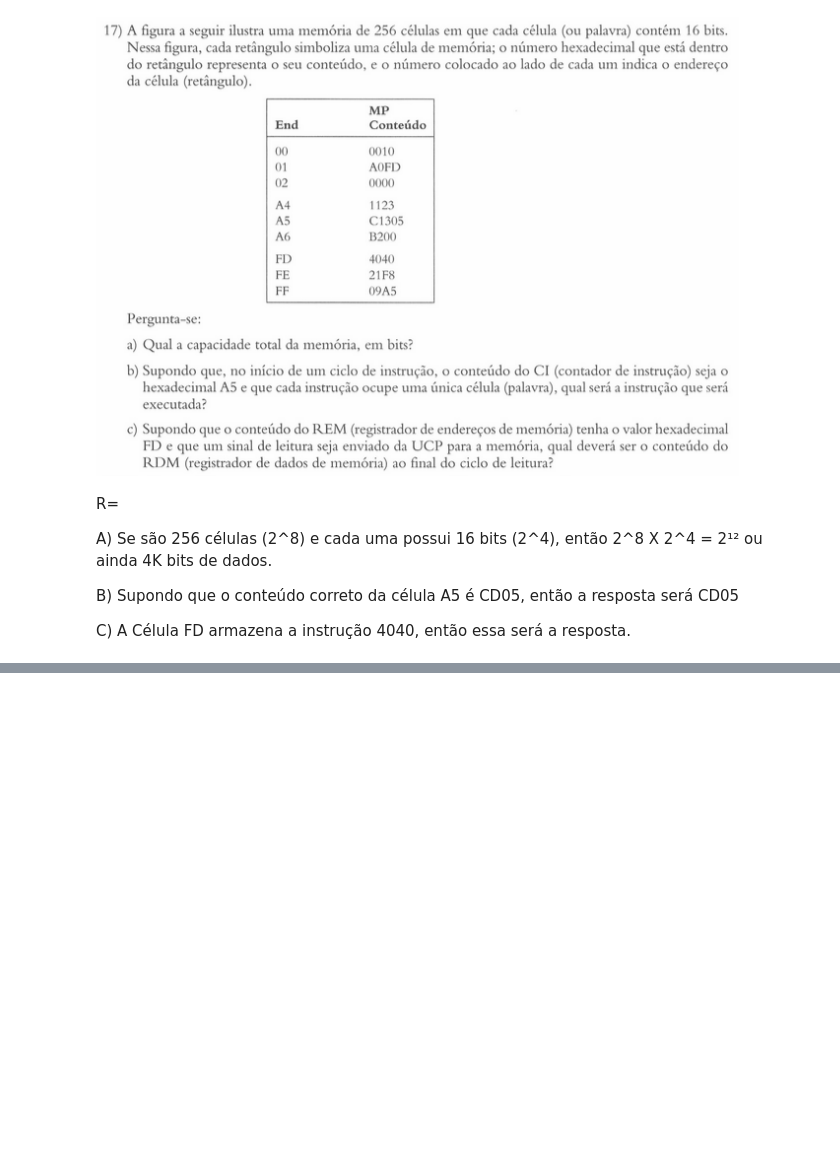
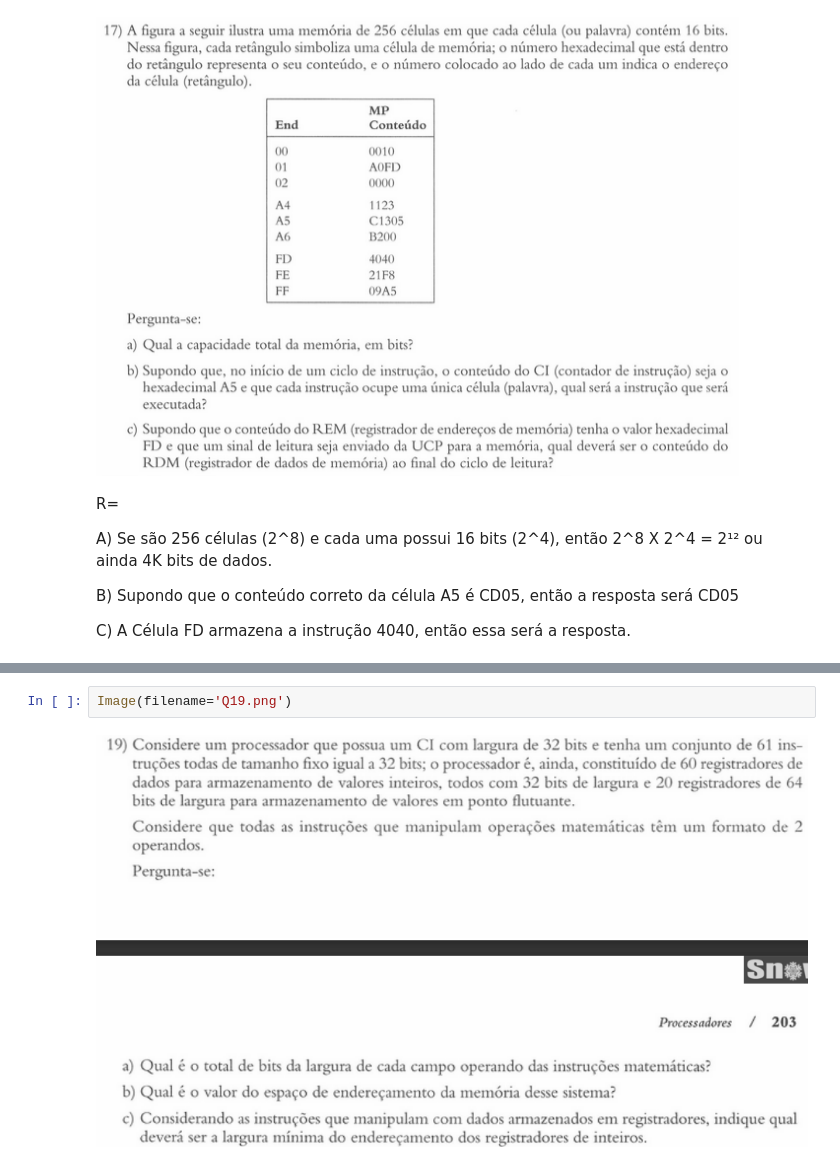
Before and after one commit to DavidGBUF/Atividade-Processadores, a Jupyter notebook: Exercicios Processador.ipynb, the cells around one changed output, grey strips where cells are left out. Saved outputs shown, nothing was run; the diff lists cells and outputs as text; blank space fills up the shorter version.

```diff
--- a/Exercicios Processador.ipynb
+++ b/Exercicios Processador.ipynb
@@ -132,0 +141,4 @@ C) A Célula FD armazena a instrução 4040, então essa será a resposta.
+# %%
+Image(filename='Q19.png')
+# %% [output]
+[figure, added]
```
Also changed, not shown: parts of 7 cells of this notebook.
